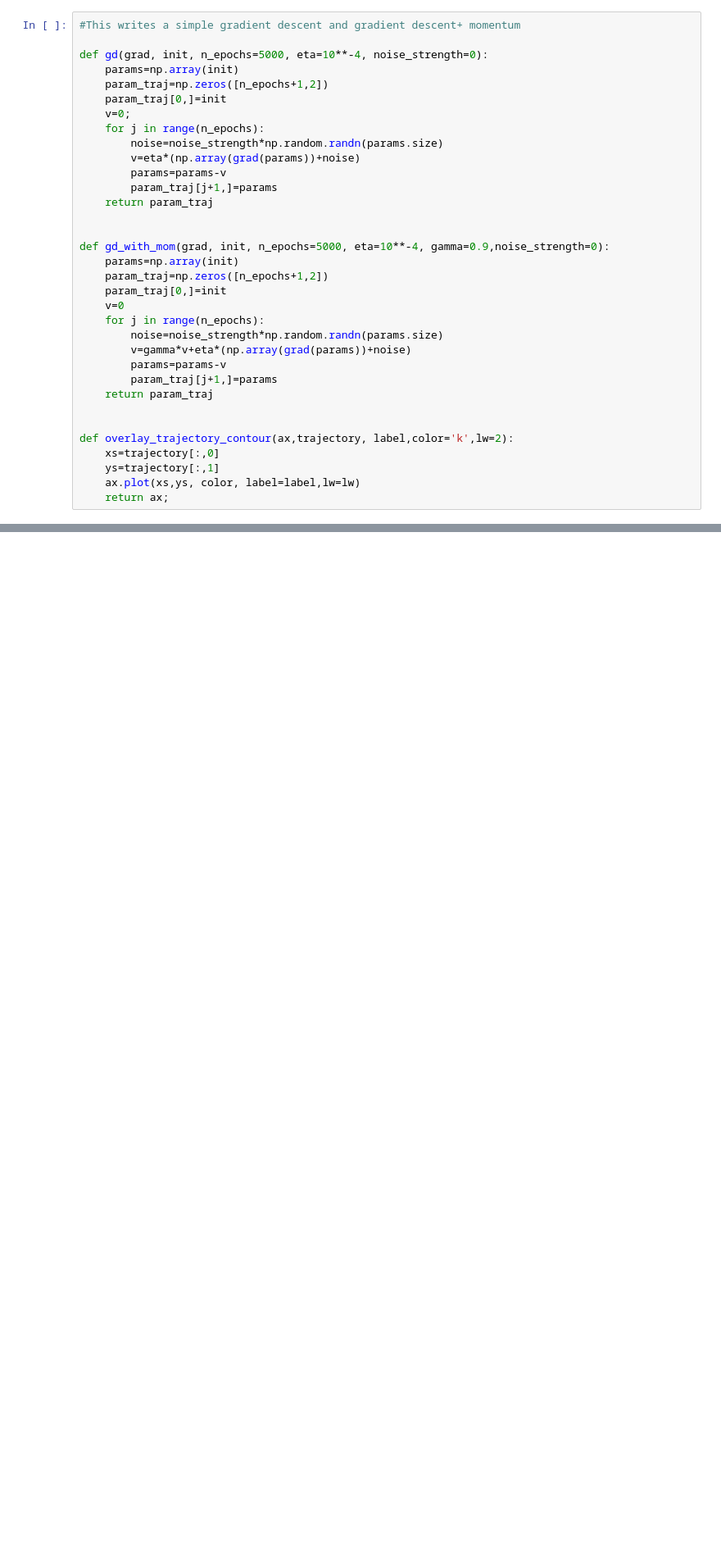
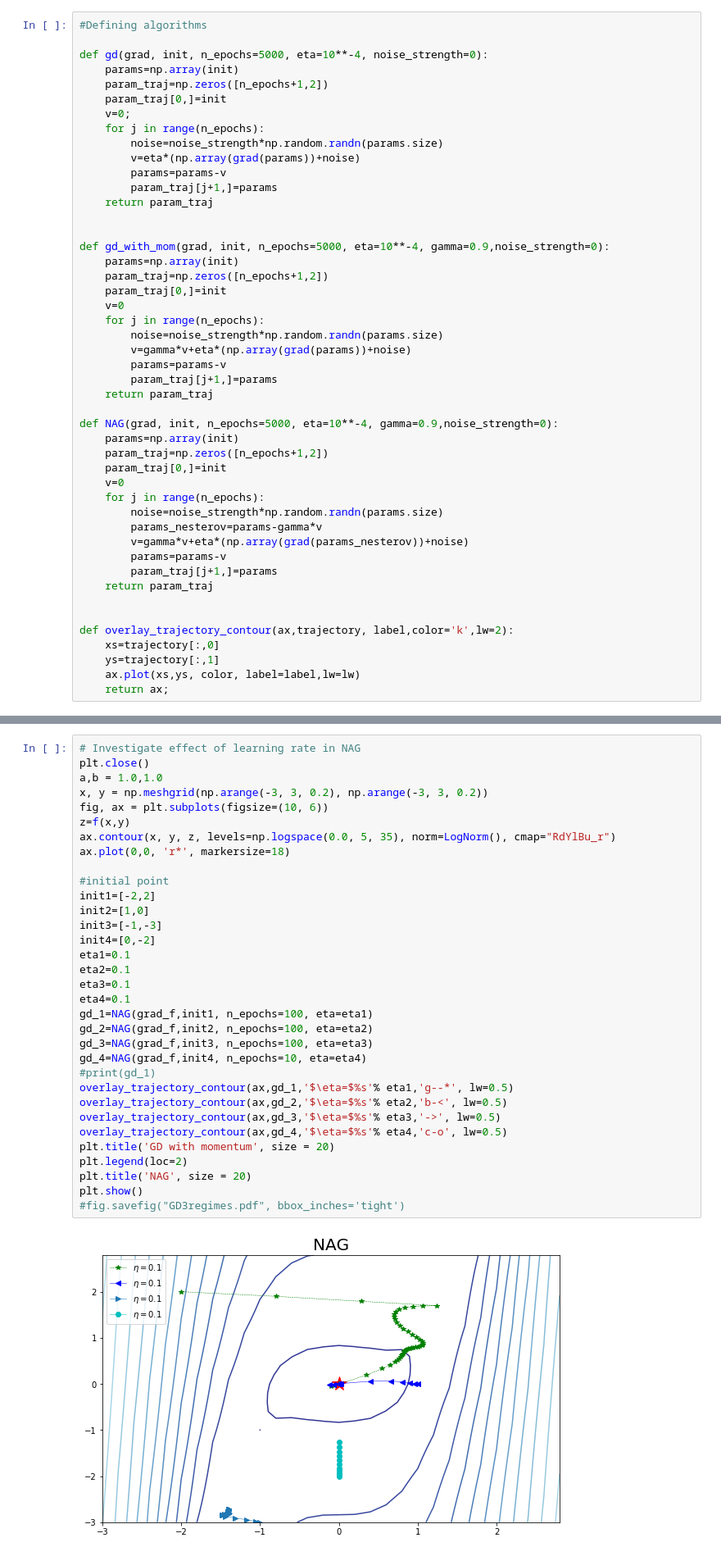
Before and after one commit to samuelelipani/lcpb, a Jupyter notebook: ex1.ipynb, the cells around one changed output, grey strips where cells are left out. Shown at 82% size. Cells and saved outputs as stored; diff of their text form; blank space fills up the shorter version.

```diff
--- a/ex1.ipynb
+++ b/ex1.ipynb
@@ -86,7 +103,7 @@ plt.show()
 # About initial conditions and learnign rate
 We can see our function is flat in a big area of the domain, so the risk is that choosing a initial point in that area the algorithms will do not improve the solution. Let see it.
 # %%
-#This writes a simple gradient descent and gradient descent+ momentum
+#Defining algorithms
 
 def gd(grad, init, n_epochs=5000, eta=10**-4, noise_strength=0):
     params=np.array(init)
@@ -113,6 +130,19 @@ def gd_with_mom(grad, init, n_epochs=5000, eta=10**-4, gamma=0.9,noise_strength=
         param_traj[j+1,]=params
     return param_traj
 
+def NAG(grad, init, n_epochs=5000, eta=10**-4, gamma=0.9,noise_strength=0):
+    params=np.array(init)
+    param_traj=np.zeros([n_epochs+1,2])
+    param_traj[0,]=init
+    v=0
+    for j in range(n_epochs):
+        noise=noise_strength*np.random.randn(params.size)
+        params_nesterov=params-gamma*v
+        v=gamma*v+eta*(np.array(grad(params_nesterov))+noise)
+        params=params-v
+        param_traj[j+1,]=params
+    return param_traj
+
 
 def overlay_trajectory_contour(ax,trajectory, label,color='k',lw=2):
     xs=trajectory[:,0]
@@ -227,3 +258,38 @@ Adding the momentum we see that the algorithm is less stable, adding a mass is l
+# %%
+# Investigate effect of learning rate in NAG
+plt.close()
+a,b = 1.0,1.0
+x, y = np.meshgrid(np.arange(-3, 3, 0.2), np.arange(-3, 3, 0.2))
+fig, ax = plt.subplots(figsize=(10, 6))
+z=f(x,y)
+ax.contour(x, y, z, levels=np.logspace(0.0, 5, 35), norm=LogNorm(), cmap="RdYlBu_r")
+ax.plot(0,0, 'r*', markersize=18)
+
+#initial point
+init1=[-2,2]
+init2=[1,0]
+init3=[-1,-3]
+init4=[0,-2]
+eta1=0.1
+eta2=0.1
+eta3=0.1
+eta4=0.1
+gd_1=NAG(grad_f,init1, n_epochs=100, eta=eta1)
+gd_2=NAG(grad_f,init2, n_epochs=100, eta=eta2)
+gd_3=NAG(grad_f,init3, n_epochs=100, eta=eta3)
+gd_4=NAG(grad_f,init4, n_epochs=10, eta=eta4)
+#print(gd_1)
+overlay_trajectory_contour(ax,gd_1,'$\eta=$%s'% eta1,'g--*', lw=0.5)
+overlay_trajectory_contour(ax,gd_2,'$\eta=$%s'% eta2,'b-<', lw=0.5)
+overlay_trajectory_contour(ax,gd_3,'$\eta=$%s'% eta3,'->', lw=0.5)
+overlay_trajectory_contour(ax,gd_4,'$\eta=$%s'% eta4,'c-o', lw=0.5)
+plt.title('GD with momentum', size = 20)
+plt.legend(loc=2)
+plt.title('NAG', size = 20)
+plt.show()
+#fig.savefig("GD3regimes.pdf", bbox_inches='tight')
+# %% [output]
+[figure, added]
 # %% [markdown]
 # Statystical analysis
 After choosen the best parameters for each algorithms we want to compare them in terms of accuracy and computation time.
```
Also changed, not shown: parts of 16 cells of this notebook, 1 other file.
